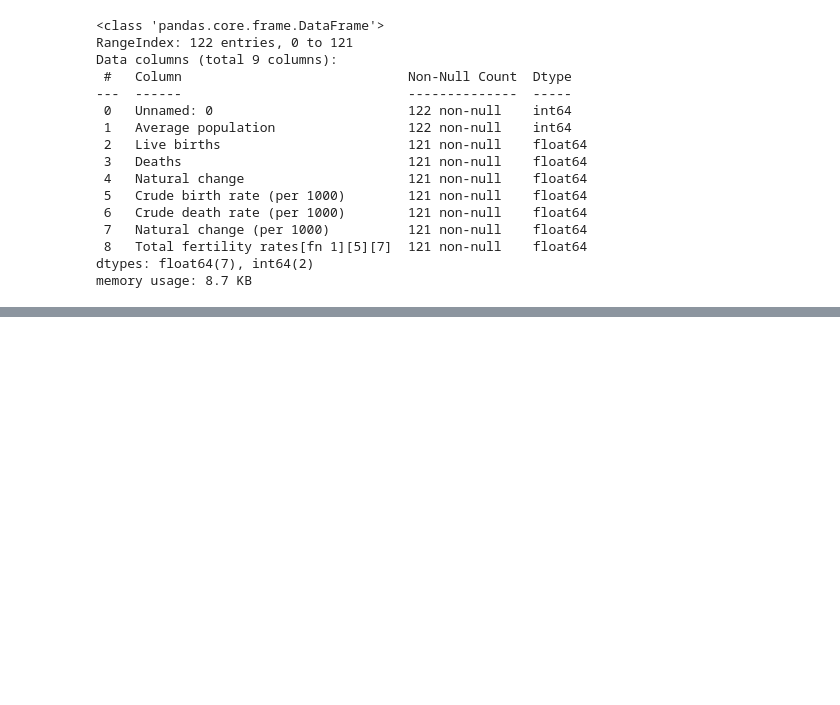
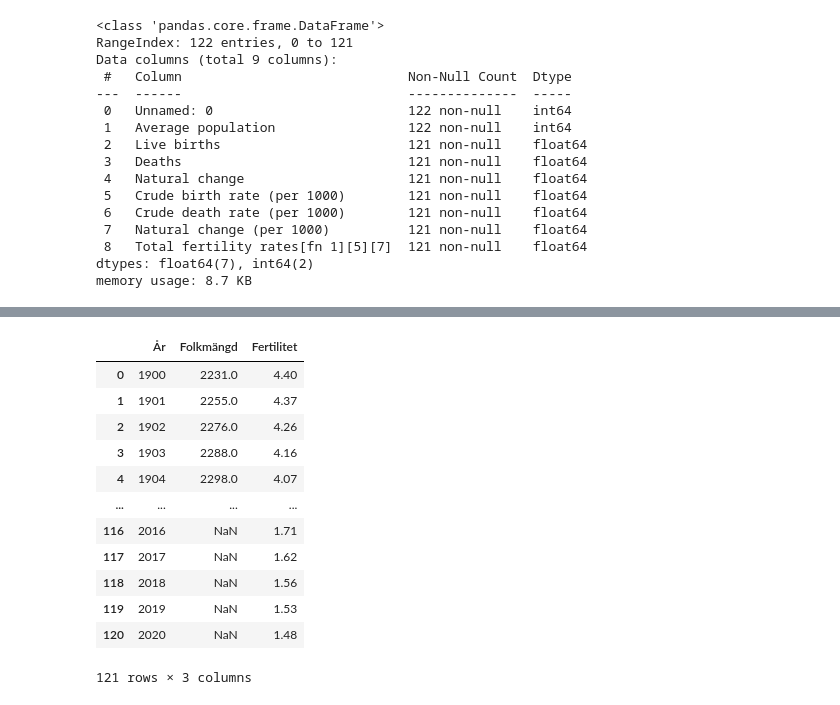
Before and after one commit to Anna-MariaSjolund/Data-Handling-Anna-MariaSjolund, a Jupyter notebook: Exercises/week2_02.ipynb, the cells around one changed output, grey strips where cells are left out. Drawn from its saved outputs; the diff is of its cells as text; code cells hidden in the pictures; blank space fills up the shorter version.

```diff
--- a/Exercises/week2_02.ipynb
+++ b/Exercises/week2_02.ipynb
@@ -378,0 +428,17 @@ dem_nor2.head()
+# %%
+dem_nor = dem_nor.drop([121])
+dem_nor
+# %% [output]
+|  | År | Folkmängd | Fertilitet |
+| 0 | 1900 | 2231.0 | 4.40 |
+| 1 | 1901 | 2255.0 | 4.37 |
+| 2 | 1902 | 2276.0 | 4.26 |
+| 3 | 1903 | 2288.0 | 4.16 |
+| 4 | 1904 | 2298.0 | 4.07 |
+| ... | ... | ... | ... |
+| 116 | 2016 | NaN | 1.71 |
+| 117 | 2017 | NaN | 1.62 |
+| 118 | 2018 | NaN | 1.56 |
+| 119 | 2019 | NaN | 1.53 |
+| 120 | 2020 | NaN | 1.48 |
+121 rows × 3 columns
```
Also changed, not shown: parts of 5 cells of this notebook.
